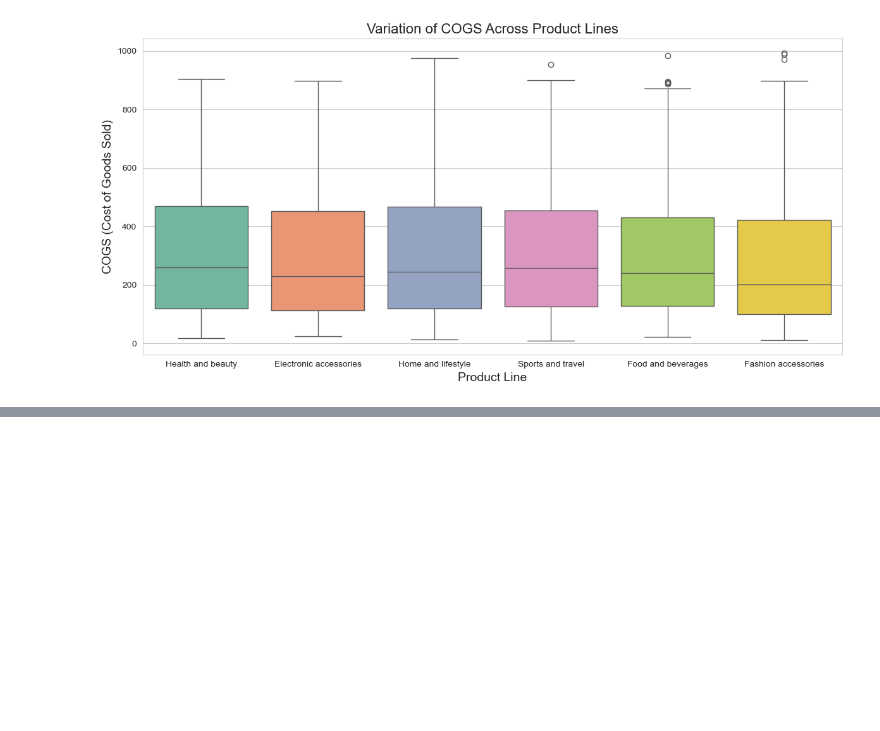
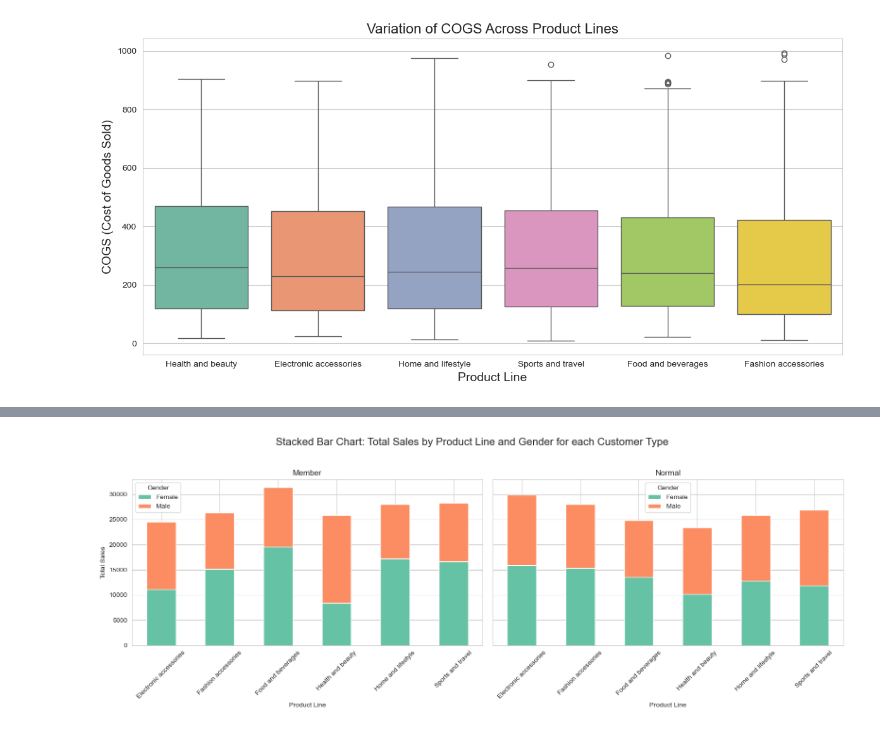
Before and after one commit to VarnaviPerera/PRINCIPLES-OF-DATA-SCIENCE-Portfolio, a Jupyter notebook: EDA/InitialEDA.ipynb, the cells around one changed output, grey strips where cells are left out. Cells and saved outputs as stored; diff of their text form; code cells hidden in the pictures; blank space fills up the shorter version.

```diff
--- a/EDA/InitialEDA.ipynb
+++ b/EDA/InitialEDA.ipynb
@@ -350,0 +370,28 @@ plt.show()
+# %%
+
+# Assume aggregated_data is already defined as:
+aggregated_data = supermarket_data.groupby(['Customer type', 'Gender', 'Product line'])['Total'].sum().reset_index()
+
+# Get unique customer types
+customer_types = aggregated_data['Customer type'].unique()
+
+# Create subplots—one for each customer type
+fig, axs = plt.subplots(1, len(customer_types), figsize=(16, 6), sharey=True)
+
+for ax, cust_type in zip(axs, customer_types):
+    # Filter data for current customer type and pivot it so that product line is the index and columns are Gender
+    data = aggregated_data[aggregated_data['Customer type'] == cust_type]
+    pivot_data = data.pivot(index='Product line', columns='Gender', values='Total')
+
+    # Plot a stacked bar chart
+    pivot_data.plot(kind='bar', stacked=True, ax=ax, color=['#66c2a5', '#fc8d62'])
+    ax.set_title(cust_type)
+    ax.set_xlabel('Product Line')
+    ax.set_ylabel('Total Sales')
+    ax.tick_params(axis='x', rotation=45)
+
+plt.suptitle("Stacked Bar Chart: Total Sales by Product Line and Gender for each Customer Type", fontsize=16)
+plt.tight_layout(rect=[0, 0, 1, 0.95])
+plt.show()
+# %% [output]
+[figure, added]
```
Also changed, not shown: parts of 2 cells of this notebook.
